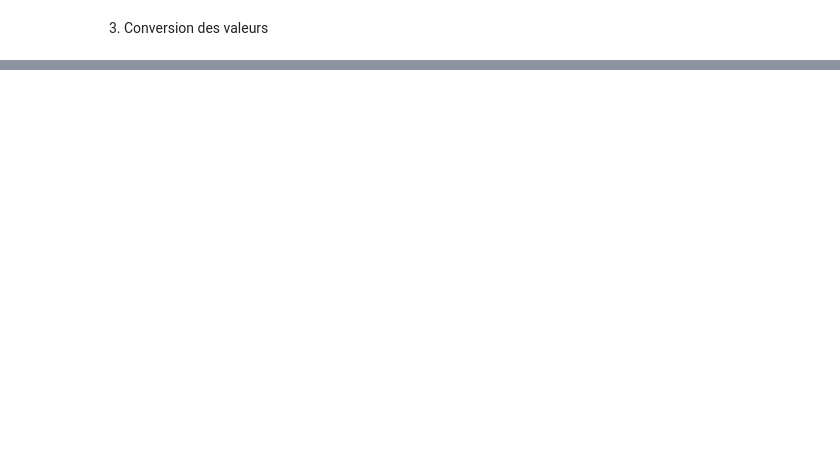
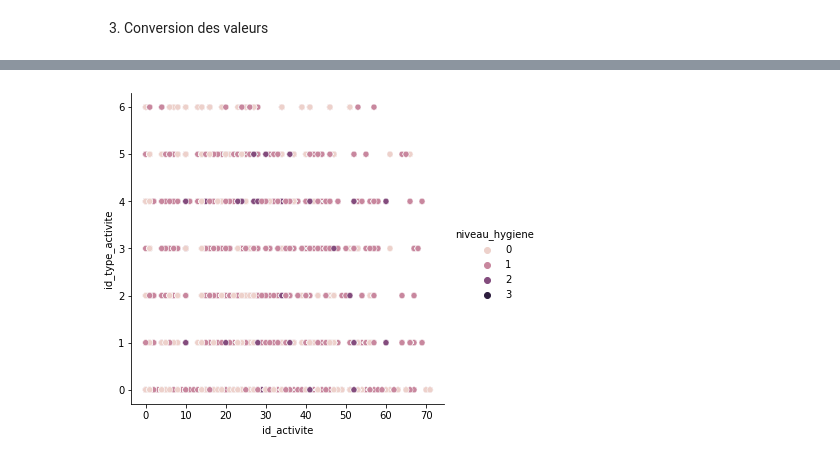
Before and after one commit to dia36u/IASecuAlim, a Jupyter notebook: modele/Extract_Transformation_AlimConfiance_BDD.ipynb, the cells around one changed output, grey strips where cells are left out. Saved outputs shown, nothing was run; the diff lists cells and outputs as text; code cells hidden in the pictures; blank space fills up the shorter version.

```diff
--- a/modele/Extract_Transformation_AlimConfiance_BDD.ipynb
+++ b/modele/Extract_Transformation_AlimConfiance_BDD.ipynb
@@ -94,0 +128,5 @@ df.to_csv(path_or_buf=SAVE_CSV_FILEPATH, sep=';', index=False)
+# %%
+sns_plot_activite = sns.pairplot(df, x_vars=['id_activite'], y_vars=['id_type_activite'], hue='niveau_hygiene', height=5)
+sns_plot_activite.savefig('data/pairplot_activite.png')
+# %% [output]
+[figure, added]
```
Also changed, not shown: parts of 12 cells of this notebook, 11 other files.
